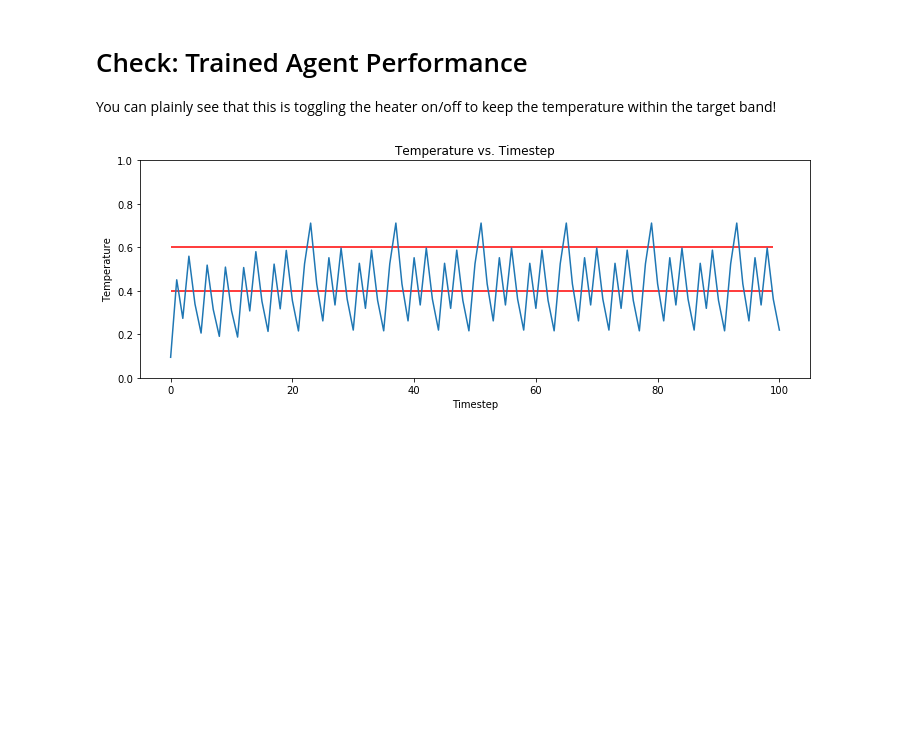
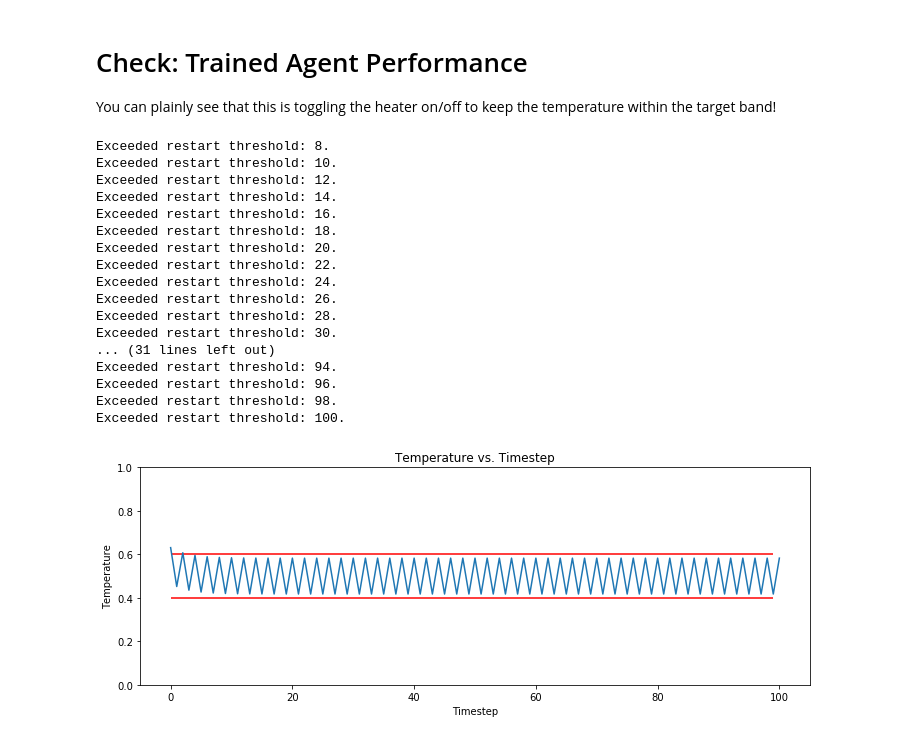
Before and after one commit to mpettis/shared-scratchpad, a Jupyter notebook: thermostat-response/temperature-controller-02.ipynb, the cells around one changed output. Drawn from its saved outputs; the diff is of its cells as text; code cells hidden in the pictures; blank space fills up the shorter version.

```diff
--- a/thermostat-response/temperature-controller-02.ipynb
+++ b/thermostat-response/temperature-controller-02.ipynb
@@ -19,7 +19,7 @@ class ThermostatEnvironment(Environment):
         super().__init__()
 
         ## Some initializations.  Will eventually parameterize this in the constructor.
-        self.tau = 2.0 # Time decay constant
+        self.tau = 3.0 # Time decay constant
         self.timestep = 0 # Local tracking of timestep
 
         ## Managing switching on from off.
@@ -40,6 +40,7 @@ class ThermostatEnvironment(Environment):
         """Reset state.
         """
         self.switchon_record = []
+        self.timestep = 0
         self.state = np.append(np.random.random(size=(1,)),np.array([self.switchon_max]))
         return self.state
 
@@ -275,31 +276,52 @@ environment.reset()
 ## That wrapper mainly keeps track of the number of timesteps.
 ## In order to alter the attributes of your instance of the original
 ## class, like to set the initial temp to a custom value, like here,
 ## you need to access the `environment` member of this wrapped class.
 ## That is why you see the way to set the current_temp like below.
 # environment.environment.current_temp = np.array([1.0])
 # states = environment.environment.current_temp
 
 internals = agent.initial_internals()
 terminal = False
 
 ### Run an episode
 temp = [environment.environment.state[0]]
+lstActions = [environment.environment.switchon_laststate]
 while not terminal:
     actions, internals = agent.act(states=environment.environment.state, internals=internals, evaluation=True)
     states, terminal, reward = environment.execute(actions=actions)
     temp += [states[0]]
+    lstActions += [actions]
+    if states[1] < 0 and lstActions[-1] == 1 and lstActions[-2] == 0:
+        print(f"Exceeded restart threshold: {environment.environment.timestep}.")
 
 ### Plot the run
 plt.figure(figsize=(12, 4))
 ax=plt.subplot()
 ax.set_ylim([0.0, 1.0])
 plt.plot(range(len(temp)), temp)
 plt.hlines(y=0.4, xmin=0, xmax=99, color='r')
 plt.hlines(y=0.6, xmin=0, xmax=99, color='r')
 plt.xlabel('Timestep')
 plt.ylabel('Temperature')
 plt.title('Temperature vs. Timestep')
 plt.show()
 # %% [output]
+Exceeded restart threshold: 8.
+Exceeded restart threshold: 10.
+Exceeded restart threshold: 12.
+Exceeded restart threshold: 14.
+Exceeded restart threshold: 16.
+Exceeded restart threshold: 18.
+Exceeded restart threshold: 20.
+Exceeded restart threshold: 22.
+Exceeded restart threshold: 24.
+Exceeded restart threshold: 26.
+Exceeded restart threshold: 28.
+Exceeded restart threshold: 30.
+... (31 lines left out)
+Exceeded restart threshold: 94.
+Exceeded restart threshold: 96.
+Exceeded restart threshold: 98.
+Exceeded restart threshold: 100.
-[figure, old version]
+[figure, new version]
```
Also changed, not shown: parts of 5 cells of this notebook.
